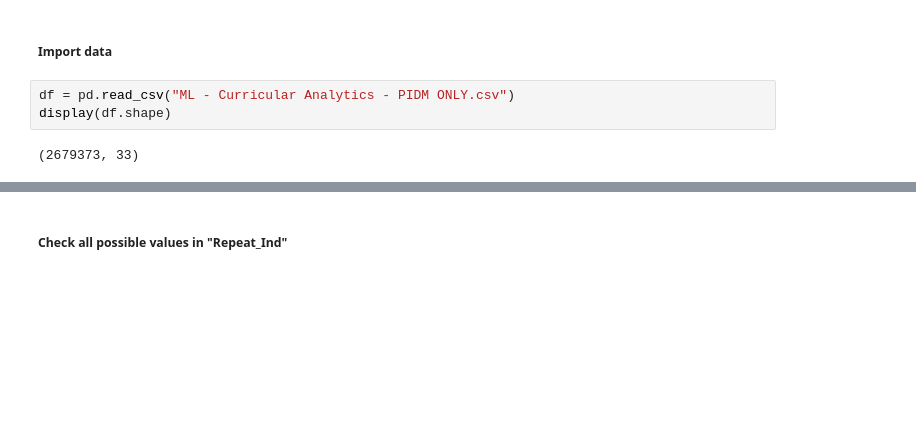
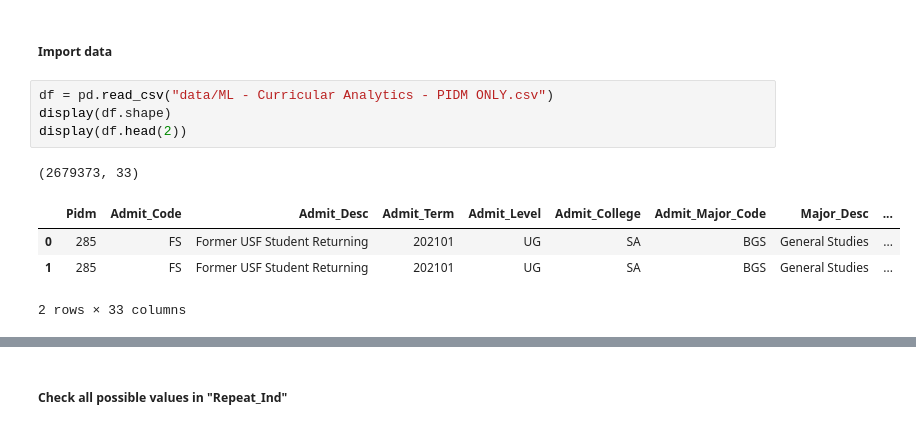
Before and after one commit to ArtKrutsko/CIS4915, a Jupyter notebook: preliminary_data_analysis.ipynb, the cells around one changed output, grey strips where cells are left out. Saved outputs shown, nothing was run; the diff lists cells and outputs as text; blank space fills up the shorter version.

```diff
--- a/preliminary_data_analysis.ipynb
+++ b/preliminary_data_analysis.ipynb
@@ -5,7 +5,12 @@ import matplotlib as plt
 # %% [markdown]
 ##### Import data
 # %%
-df = pd.read_csv("ML - Curricular Analytics - PIDM ONLY.csv")
+df = pd.read_csv("data/ML - Curricular Analytics - PIDM ONLY.csv")
 display(df.shape)
+display(df.head(2))
 # %% [output]
 (2679373, 33)
+|  | Pidm | Admit_Code | Admit_Desc | Admit_Term | Admit_Level | Admit_College | Admit_Major_Code | Major_Desc | ... |
+| 0 | 285 | FS | Former USF Student Returning | 202101 | UG | SA | BGS | General Studies | ... |
+| 1 | 285 | FS | Former USF Student Returning | 202101 | UG | SA | BGS | General Studies | ... |
+2 rows × 33 columns
```
Also changed, not shown: parts of 6 cells of this notebook, 2 other files.
